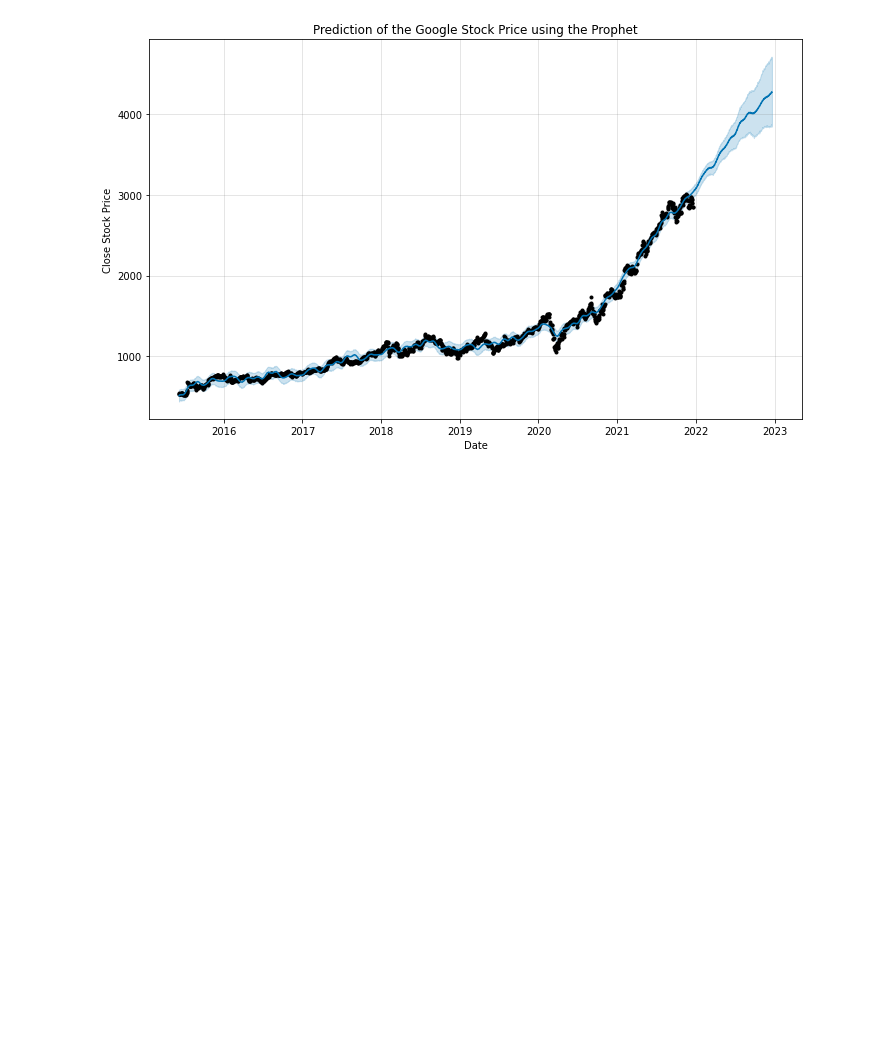
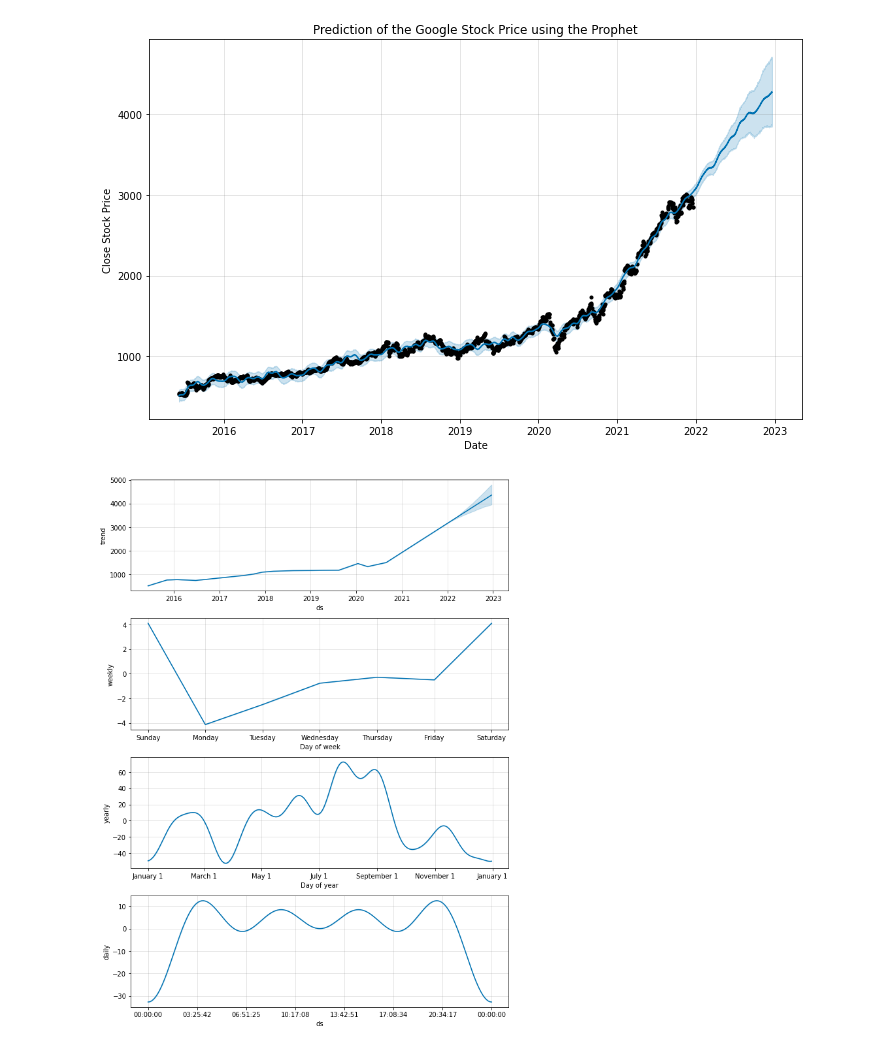
Before and after one commit to rahuldshetty/Random-Notebooks, a Jupyter notebook: FB Prophet - Google Stock Pred/FB_Prophet_Forecasting_Google_Data.ipynb, the cells around one changed output. Saved outputs shown, nothing was run; the diff lists cells and outputs as text; code cells hidden in the pictures; blank space fills up the shorter version.

```diff
--- a/FB Prophet - Google Stock Pred/FB_Prophet_Forecasting_Google_Data.ipynb
+++ b/FB Prophet - Google Stock Pred/FB_Prophet_Forecasting_Google_Data.ipynb
@@ -90,3 +90,8 @@ plt.ylabel("Close Stock Price")
 plt.show()
 # %% [output]
 [figure]
+# %%
+m.plot_components(prediction)
+plt.show()
+# %% [output]
+[figure, added]
```
